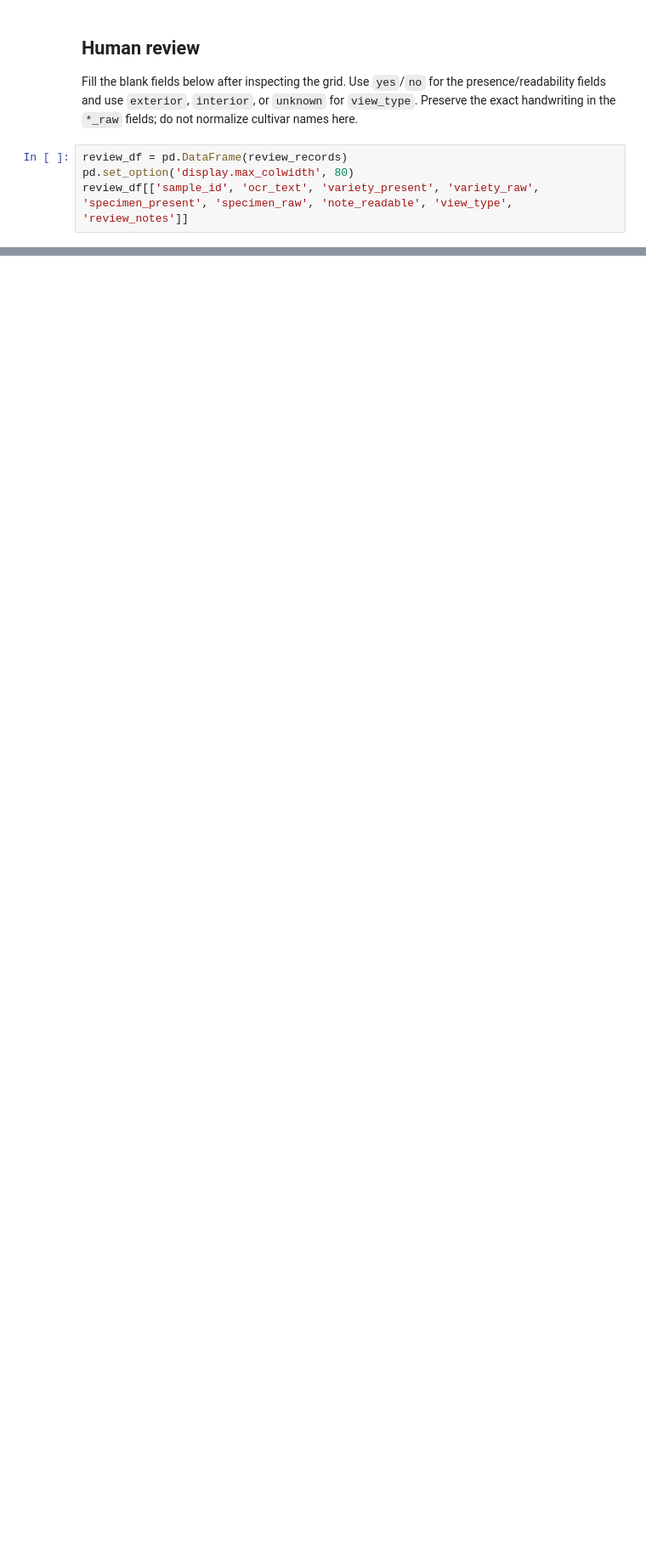
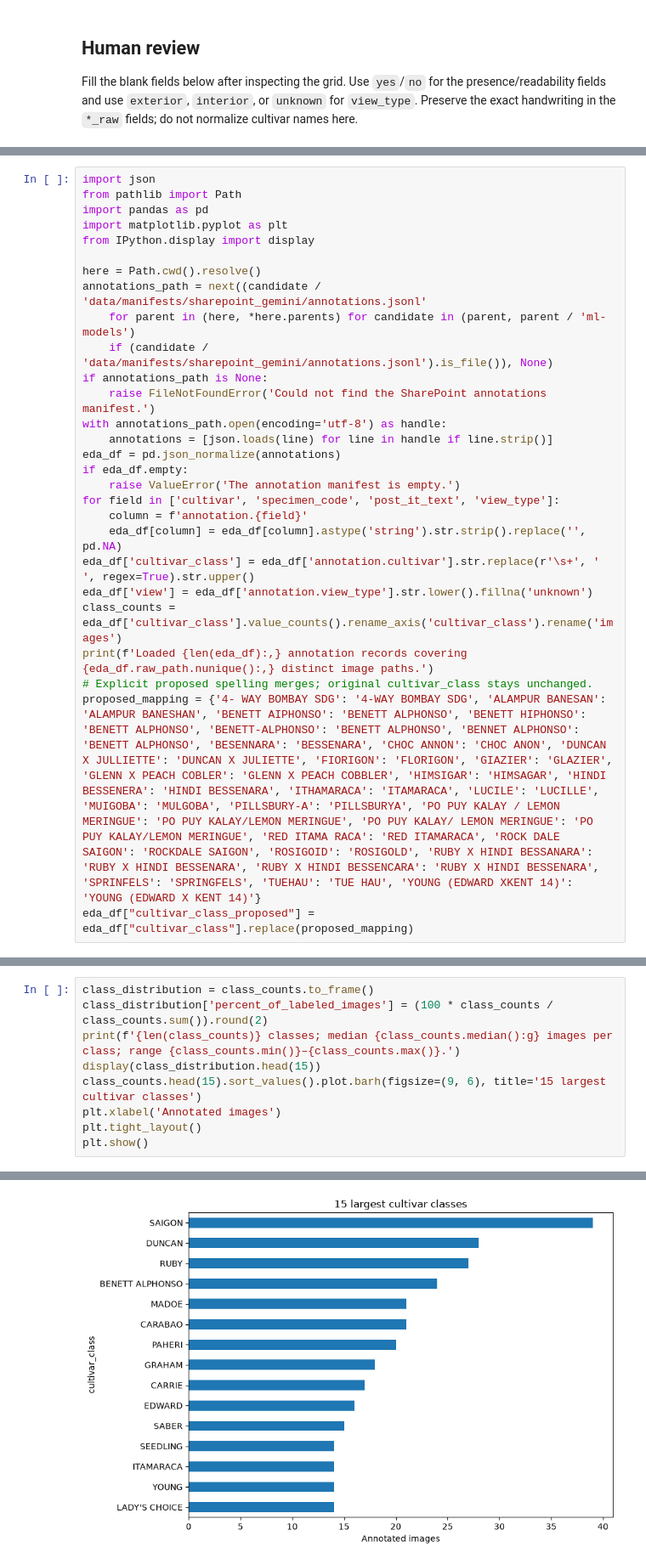
Before and after one commit to danielgeorge922/cis4914-senior-project-code, a Jupyter notebook: ml-models/notebooks/sharepoint_label_audit.ipynb, the cells around one changed output, grey strips where cells are left out. Shown at 85% size. Cells and saved outputs as stored; diff of their text form; blank space fills up the shorter version.

Commit message:
label mapping + sharepoint labeling data

```diff
--- a/ml-models/notebooks/sharepoint_label_audit.ipynb
+++ b/ml-models/notebooks/sharepoint_label_audit.ipynb
@@ -150,7 +175,3 @@ plt.show()
 ## Human review
 
 Fill the blank fields below after inspecting the grid. Use `yes`/`no` for the presence/readability fields and use `exterior`, `interior`, or `unknown` for `view_type`. Preserve the exact handwriting in the `*_raw` fields; do not normalize cultivar names here.
-# %%
-review_df = pd.DataFrame(review_records)
-pd.set_option('display.max_colwidth', 80)
-review_df[['sample_id', 'ocr_text', 'variety_present', 'variety_raw', 'specimen_present', 'specimen_raw', 'note_readable', 'view_type', 'review_notes']]
@@ -174,0 +182,28 @@ The review CSV is a pilot annotation artifact. It should not be treated as the f
+# %%
+import json
+from pathlib import Path
+import pandas as pd
+import matplotlib.pyplot as plt
+from IPython.display import display
+
+here = Path.cwd().resolve()
+annotations_path = next((candidate / 'data/manifests/sharepoint_gemini/annotations.jsonl'
+    for parent in (here, *here.parents) for candidate in (parent, parent / 'ml-models')
+    if (candidate / 'data/manifests/sharepoint_gemini/annotations.jsonl').is_file()), None)
+if annotations_path is None:
+    raise FileNotFoundError('Could not find the SharePoint annotations manifest.')
+with annotations_path.open(encoding='utf-8') as handle:
+    annotations = [json.loads(line) for line in handle if line.strip()]
+eda_df = pd.json_normalize(annotations)
+if eda_df.empty:
+    raise ValueError('The annotation manifest is empty.')
+for field in ['cultivar', 'specimen_code', 'post_it_text', 'view_type']:
+    column = f'annotation.{field}'
+    eda_df[column] = eda_df[column].astype('string').str.strip().replace('', pd.NA)
+eda_df['cultivar_class'] = eda_df['annotation.cultivar'].str.replace(r'\s+', ' ', regex=True).str.upper()
+eda_df['view'] = eda_df['annotation.view_type'].str.lower().fillna('unknown')
+class_counts = eda_df['cultivar_class'].value_counts().rename_axis('cultivar_class').rename('images')
+print(f'Loaded {len(eda_df):,} annotation records covering {eda_df.raw_path.nunique():,} distinct image paths.')
+# Explicit proposed spelling merges; original cultivar_class stays unchanged.
+proposed_mapping = {'4- WAY BOMBAY SDG': '4-WAY BOMBAY SDG', 'ALAMPUR BANESAN': 'ALAMPUR BANESHAN', 'BENETT AIPHONSO': 'BENETT ALPHONSO', 'BENETT HIPHONSO': 'BENETT ALPHONSO', 'BENETT-ALPHONSO': 'BENETT ALPHONSO', 'BENNET ALPHONSO': 'BENETT ALPHONSO', 'BESENNARA': 'BESSENARA', 'CHOC ANNON': 'CHOC ANON', 'DUNCAN X JULLIETTE': 'DUNCAN X JULIETTE', 'FIORIGON': 'FLORIGON', 'GIAZIER': 'GLAZIER', 'GLENN X PEACH COBLER': 'GLENN X PEACH COBBLER', 'HIMSIGAR': 'HIMSAGAR', 'HINDI BESSENERA': 'HINDI BESSENARA', 'ITHAMARACA': 'ITAMARACA', 'LUCILE': 'LUCILLE', 'MUIGOBA': 'MULGOBA', 'PILLSBURY-A': 'PILLSBURYA', 'PO PUY KALAY / LEMON MERINGUE': 'PO PUY KALAY/LEMON MERINGUE', 'PO PUY KALAY/ LEMON MERINGUE': 'PO PUY KALAY/LEMON MERINGUE', 'RED ITAMA RACA': 'RED ITAMARACA', 'ROCK DALE SAIGON': 'ROCKDALE SAIGON', 'ROSIGOID': 'ROSIGOLD', 'RUBY X HINDI BESSANARA': 'RUBY X HINDI BESSENARA', 'RUBY X HINDI BESSENCARA': 'RUBY X HINDI BESSENARA', 'SPRINFELS': 'SPRINGFELS', 'TUEHAU': 'TUE HAU', 'YOUNG (EDWARD XKENT 14)': 'YOUNG (EDWARD X KENT 14)'}
+eda_df["cultivar_class_proposed"] = eda_df["cultivar_class"].replace(proposed_mapping)
@@ -174,0 +228,10 @@ The review CSV is a pilot annotation artifact. It should not be treated as the f
+# %%
+class_distribution = class_counts.to_frame()
+class_distribution['percent_of_labeled_images'] = (100 * class_counts / class_counts.sum()).round(2)
+print(f'{len(class_counts)} classes; median {class_counts.median():g} images per class; range {class_counts.min()}–{class_counts.max()}.')
+display(class_distribution.head(15))
+class_counts.head(15).sort_values().plot.barh(figsize=(9, 6), title='15 largest cultivar classes')
+plt.xlabel('Annotated images')
+plt.tight_layout()
+plt.show()
+# %% [output]
@@ -174,0 +256 @@ The review CSV is a pilot annotation artifact. It should not be treated as the f
+[figure, added]
```
Also changed, not shown: parts of 29 cells of this notebook, 1 other file.
